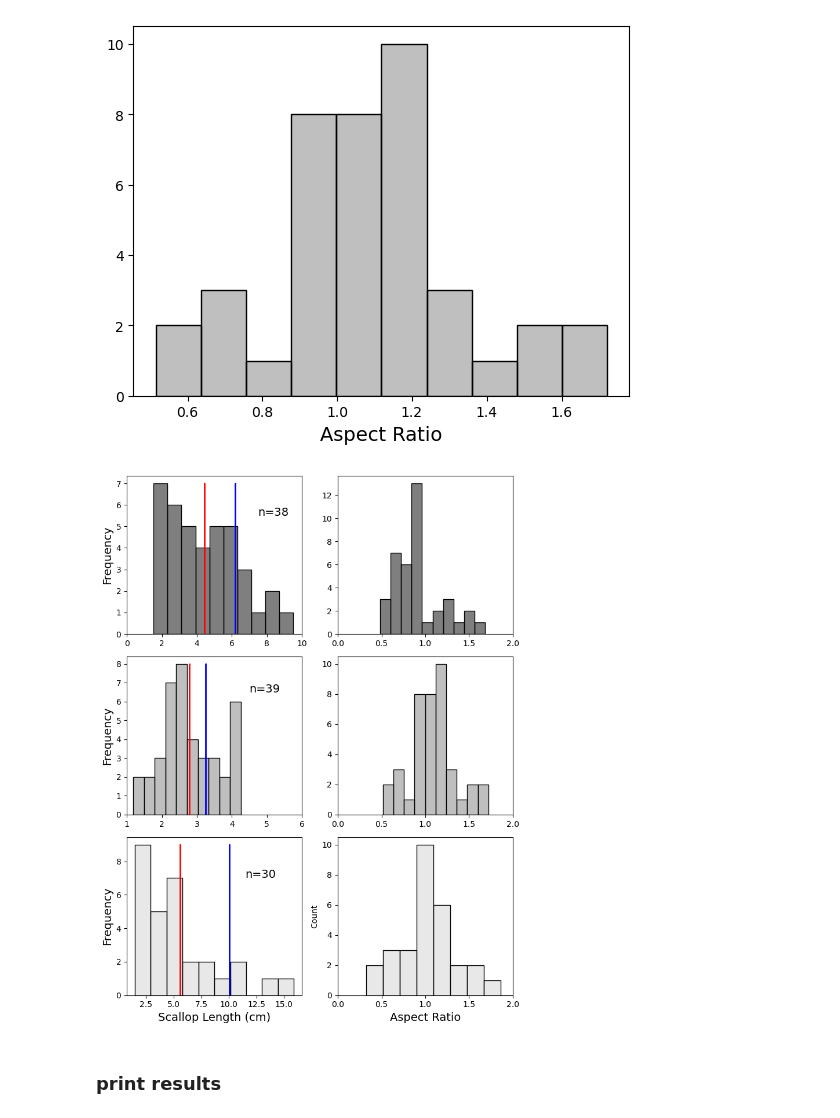
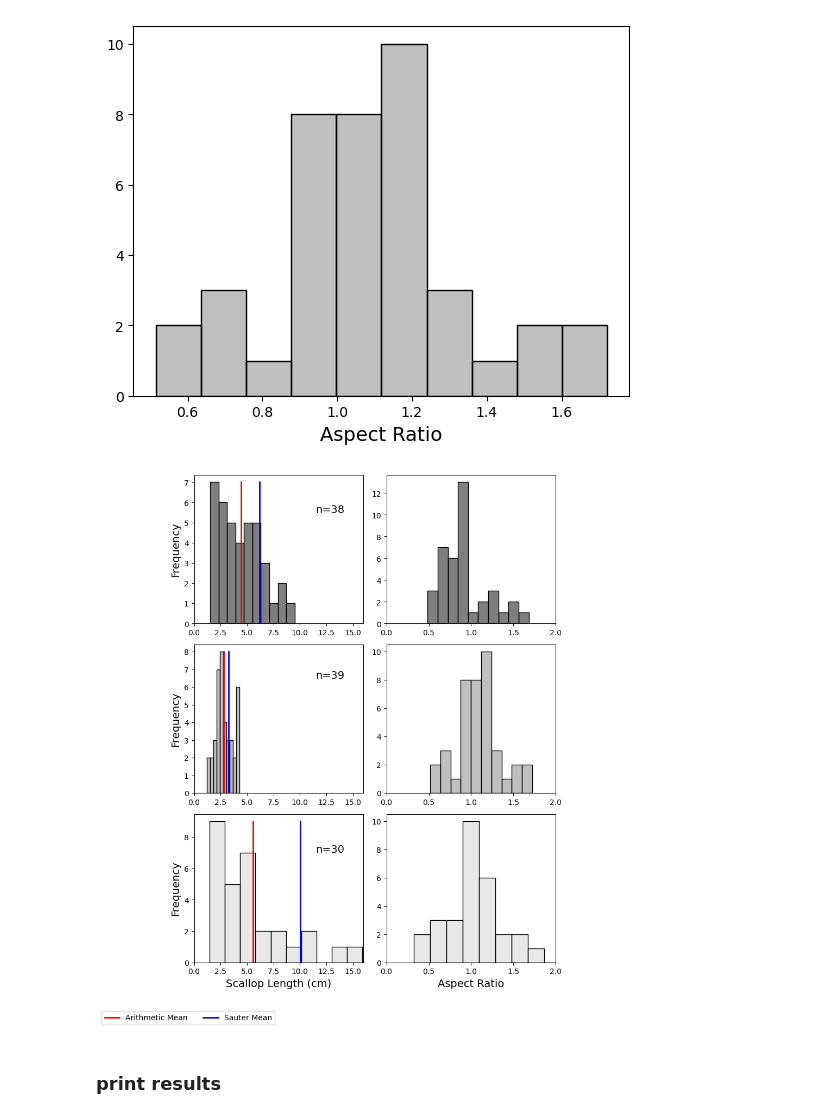
Before and after one commit to ethanoleson/Scallop_code, a Jupyter notebook: Scallop Measurements/scallop_measurements.ipynb, the cells around one changed output. Cells and saved outputs as stored; diff of their text form; code cells hidden in the pictures.

```diff
--- a/Scallop Measurements/scallop_measurements.ipynb
+++ b/Scallop Measurements/scallop_measurements.ipynb
@@ -86,10 +86,10 @@ fig, axes = plt.subplots(3, 2, figsize = (7.5, 9.75))
 sns.histplot(boy_scout, x = boy_scout['L(Downstream)'], bins=10, color= 'black', alpha = 0.5, ax= axes[0,0])
 axes[0,0].plot([bss_a_mean, bss_a_mean], [0, 7], linewidth = 2, color = 'red', label = 'Arithmetic Mean')
 axes[0,0].plot([bss_s_mean, bss_s_mean], [0, 7], linewidth = 2, color = 'blue', label = 'Sauter Mean')
-axes[0,0].text(7.5, 5.5, 'n=38', fontsize = 14)
+axes[0,0].text(11.5, 5.5, 'n=38', fontsize = 14)
 axes[0,0].set_ylabel('Frequency', fontsize = 14)
 axes[0,0].set_xlabel('')
-axes[0,0].set_xlim(0,10)
+axes[0,0].set_xlim(0,16)
 #axes[0,0].legend()
 
 sns.histplot(boy_scout, x= boy_scout['aspect_ratio'], bins = 10,  color= 'black', alpha = 0.5, ax =axes[0,1])
@@ -99,38 +99,40 @@ axes[0,1].set_xlim(0,2)
 
 #Parks Ranch Cave
 sns.histplot(parks_ranch, x = parks_ranch['L(Downstream)'], bins=10, color= 'gray', alpha = 0.5, ax = axes[1,0])
 axes[1,0].plot([prc_a_mean, prc_a_mean], [0, 8], linewidth = 2, color = 'red', label = 'Arithmetic Mean')
 axes[1,0].plot([prc_s_mean, prc_s_mean], [0, 8], linewidth = 2, color = 'blue', label = 'Sauter Mean')
-axes[1,0].text(4.5, 6.5, 'n=39', fontsize = 14)
+axes[1,0].text(11.5, 6.5, 'n=39', fontsize = 14)
 axes[1,0].set_ylabel('Frequency', fontsize = 14)
 axes[1,0].set_xlabel('')
-axes[1,0].set_xlim(1,6)
+axes[1,0].set_xlim(0,16)
 
 
 sns.histplot(parks_ranch, x= parks_ranch['aspect_ratio'], bins = 10, color= 'gray', alpha = 0.5, ax = axes[1,1])
 axes[1,1].set_xlabel('')
 axes[1,1].set_ylabel('')
 axes[1,1].set_xlim(0,2)
 ## Omega Cave
 
 sns.histplot(omega, x = omega['L(Downstream)'], bins = 10, color= 'lightgray', alpha = 0.5, ax = axes[2,0])
 axes[2,0].set_xlabel('Scallop Length (cm)', fontsize = 14)
 axes[2,0].set_ylabel('Frequency', fontsize = 14)
 axes[2,1].set_xlabel('Aspect Ratio', fontsize =14)
 axes[2,0].plot([omega_a_mean, omega_a_mean], [0, 9], linewidth = 2, color = 'red', label = 'Arithmetic Mean')
 axes[2,0].plot([omega_s_mean, omega_s_mean], [0, 9], linewidth = 2, color = 'blue', label = 'Sauter Mean')
 axes[2,0].text(11.5,7, 'n=30', fontsize = 14)
-axes[2,1].set_ylabel('')
+axes[2,0].set_xlim(0,16)
+
 
 sns.histplot(omega, x =omega['aspect_ratio'], bins=10, color = 'lightgray', alpha = 0.5, ax =axes[2,1])
 axes[2,1].set_xlim(0, 2)
+axes[2,1].set_ylabel('')
 plt.tight_layout()
-#axes[2,0].legend( bbox_to_anchor=(0.5, -0.3), ncol=2)
+axes[2,0].legend( bbox_to_anchor=(0.5, -0.3), ncol=2)
 plt.savefig('scallop_measurements.png', dpi = 600 )
 
 plt.show()
 # %% [output]
-[figure, old version]
+[figure, new version]
 # %%
 omega_aspect_ratio = omega['aspect_ratio'].mean()
 bss_aspect_ratio = boy_scout['aspect_ratio'].mean()
```
Also changed, not shown: 2 other files.
